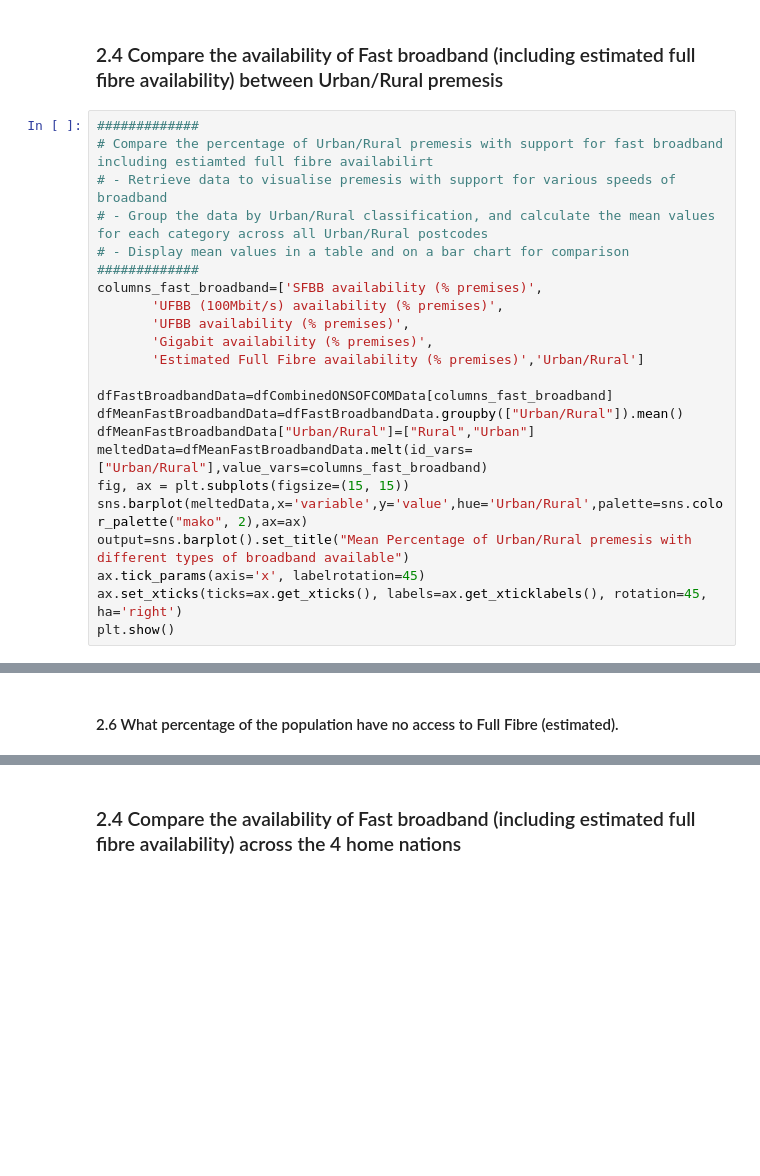
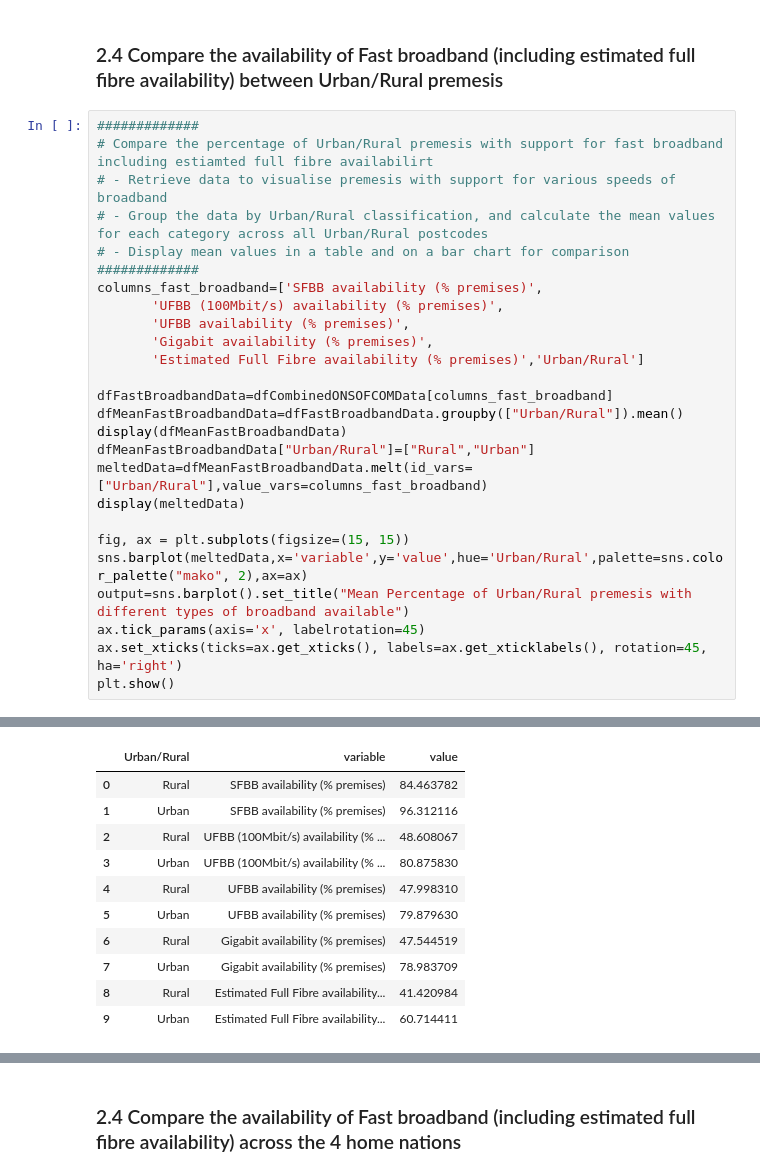
Before and after one commit to yuliiabosher/Fiber-optic-project, a Jupyter notebook: ColabNotebooks/PostcodeLevelFibreDataAnalysis.ipynb, the cells around one changed output, grey strips where cells are left out. Saved outputs shown, nothing was run; the diff lists cells and outputs as text; blank space fills up the shorter version.

```diff
--- a/ColabNotebooks/PostcodeLevelFibreDataAnalysis.ipynb
+++ b/ColabNotebooks/PostcodeLevelFibreDataAnalysis.ipynb
@@ -489,8 +498,11 @@ columns_fast_broadband=['SFBB availability (% premises)',
 
 dfFastBroadbandData=dfCombinedONSOFCOMData[columns_fast_broadband]
 dfMeanFastBroadbandData=dfFastBroadbandData.groupby(["Urban/Rural"]).mean()
+display(dfMeanFastBroadbandData)
 dfMeanFastBroadbandData["Urban/Rural"]=["Rural","Urban"]
 meltedData=dfMeanFastBroadbandData.melt(id_vars=["Urban/Rural"],value_vars=columns_fast_broadband)
+display(meltedData)
+
 fig, ax = plt.subplots(figsize=(15, 15))
 sns.barplot(meltedData,x='variable',y='value',hue='Urban/Rural',palette=sns.color_palette("mako", 2),ax=ax)
 output=sns.barplot().set_title("Mean Percentage of Urban/Rural premesis with different types of broadband available")
@@ -501,3 +517,12 @@ plt.show()
+|  | Urban/Rural | variable | value |
+| 0 | Rural | SFBB availability (% premises) | 84.463782 |
+| 1 | Urban | SFBB availability (% premises) | 96.312116 |
+| 2 | Rural | UFBB (100Mbit/s) availability (% ... | 48.608067 |
+| 3 | Urban | UFBB (100Mbit/s) availability (% ... | 80.875830 |
+| 4 | Rural | UFBB availability (% premises) | 47.998310 |
+| 5 | Urban | UFBB availability (% premises) | 79.879630 |
+| 6 | Rural | Gigabit availability (% premises) | 47.544519 |
+| 7 | Urban | Gigabit availability (% premises) | 78.983709 |
+| 8 | Rural | Estimated Full Fibre availability... | 41.420984 |
+| 9 | Urban | Estimated Full Fibre availability... | 60.714411 |
 [figure]
-# %% [markdown]
-#### 2.6 What percentage of the population have no access to Full Fibre (estimated).
```
Also changed, not shown: parts of 5 cells of this notebook.
